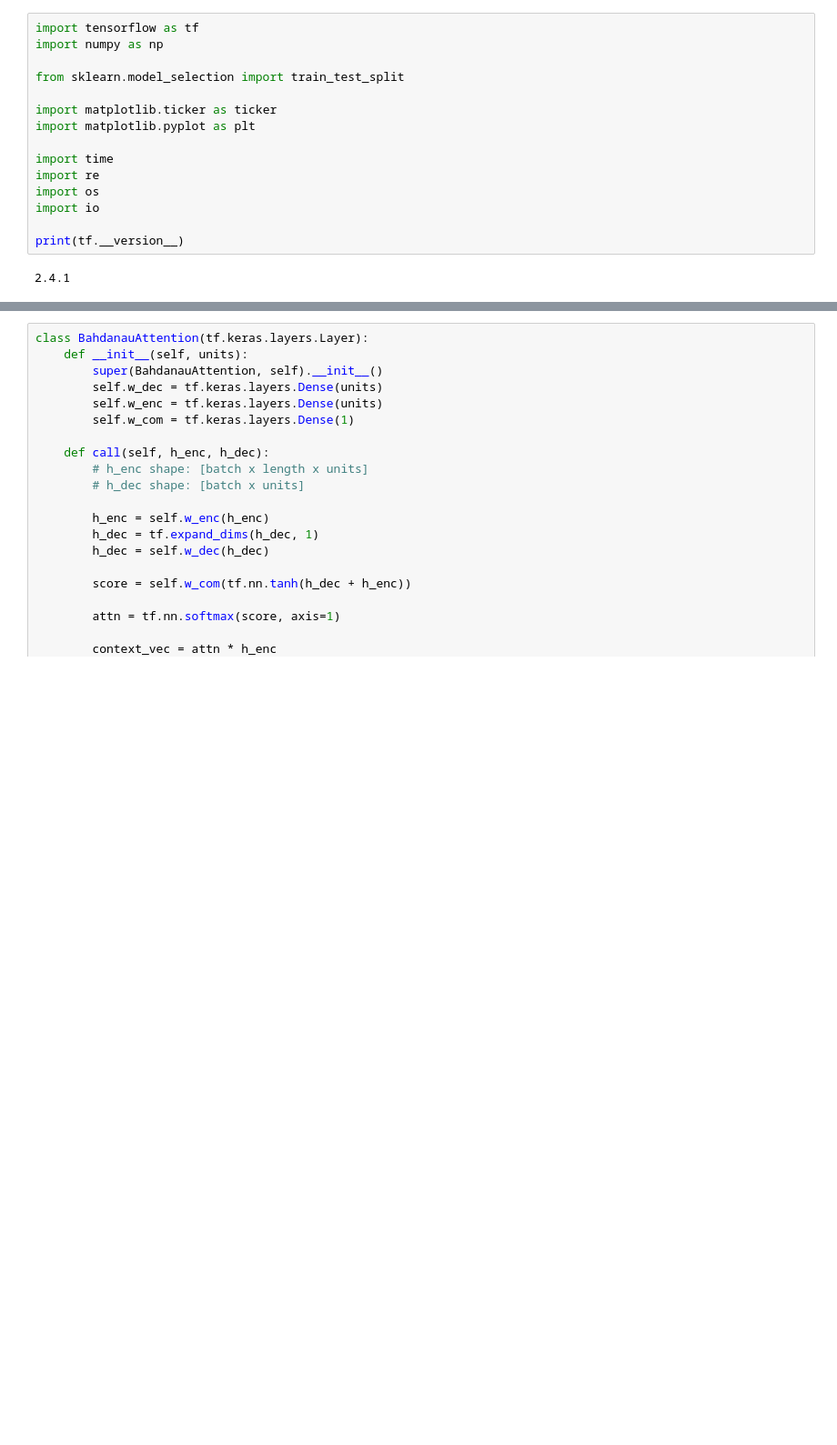
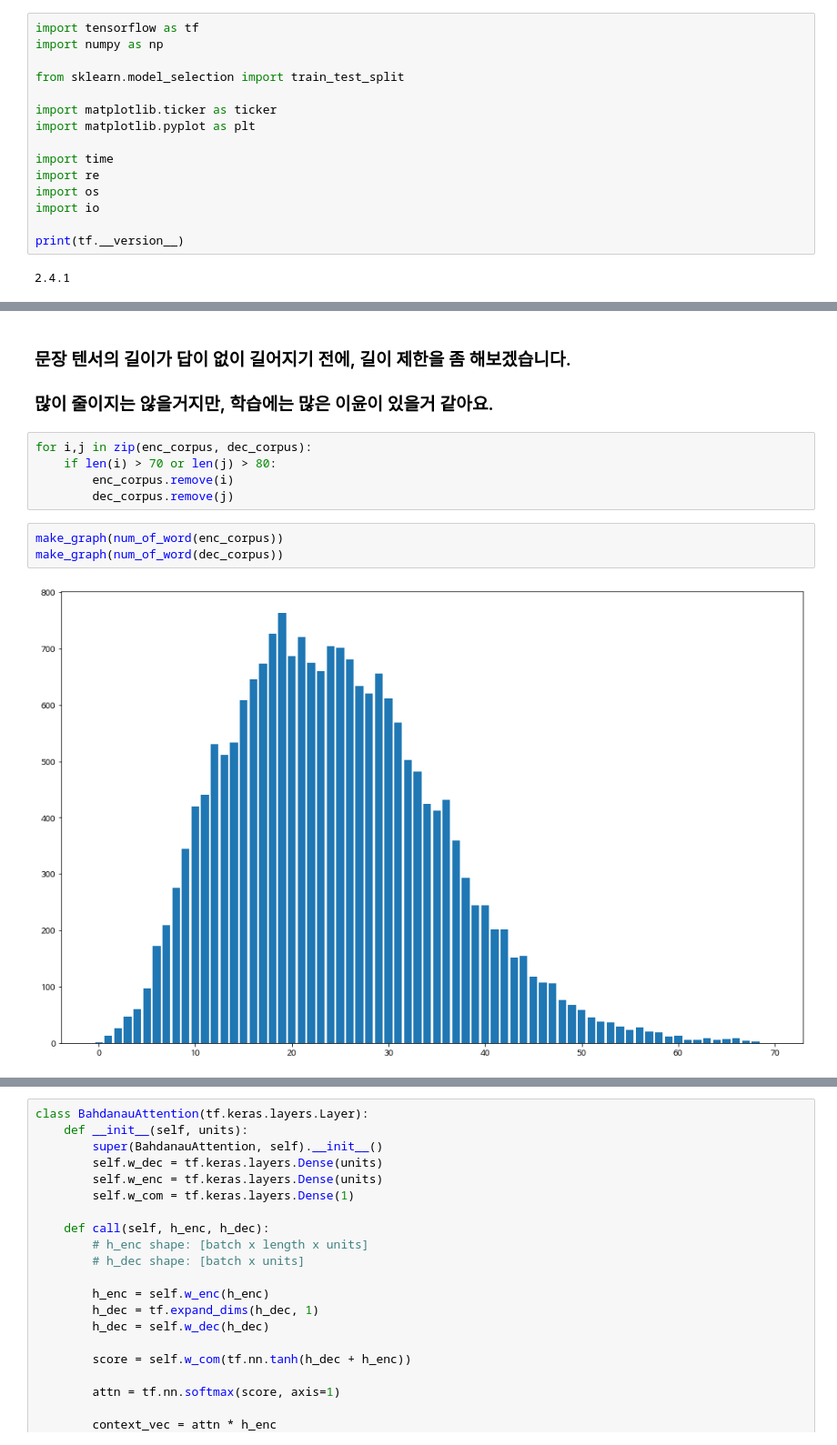
Before and after one commit to SunCreation/aiffel, a Jupyter notebook: Working/NLP/lang_translator/[GD-08].ipynb, the cells around one changed output, grey strips where cells are left out. Shown: that part at 91% size. Drawn from its saved outputs; the diff is of its cells as text; blank space fills up the shorter version.

```diff
--- a/Working/NLP/lang_translator/[GD-08].ipynb
+++ b/Working/NLP/lang_translator/[GD-08].ipynb
@@ -129,0 +207,13 @@ def tokenize(corpus):
+# %% [markdown]
+### 문장 텐서의 길이가 답이 없이 길어지기 전에, 길이 제한을 좀 해보겠습니다.
+### 많이 줄이지는 않을거지만, 학습에는 많은 이윤이 있을거 같아요.
+# %%
+for i,j in zip(enc_corpus, dec_corpus):
+    if len(i) > 70 or len(j) > 80:
+        enc_corpus.remove(i)
+        dec_corpus.remove(j)
+# %%
+make_graph(num_of_word(enc_corpus))
+make_graph(num_of_word(dec_corpus))
+# %% [output]
+[figure, added]
```
Also changed, not shown: parts of 26 cells of this notebook, 1 other file.
